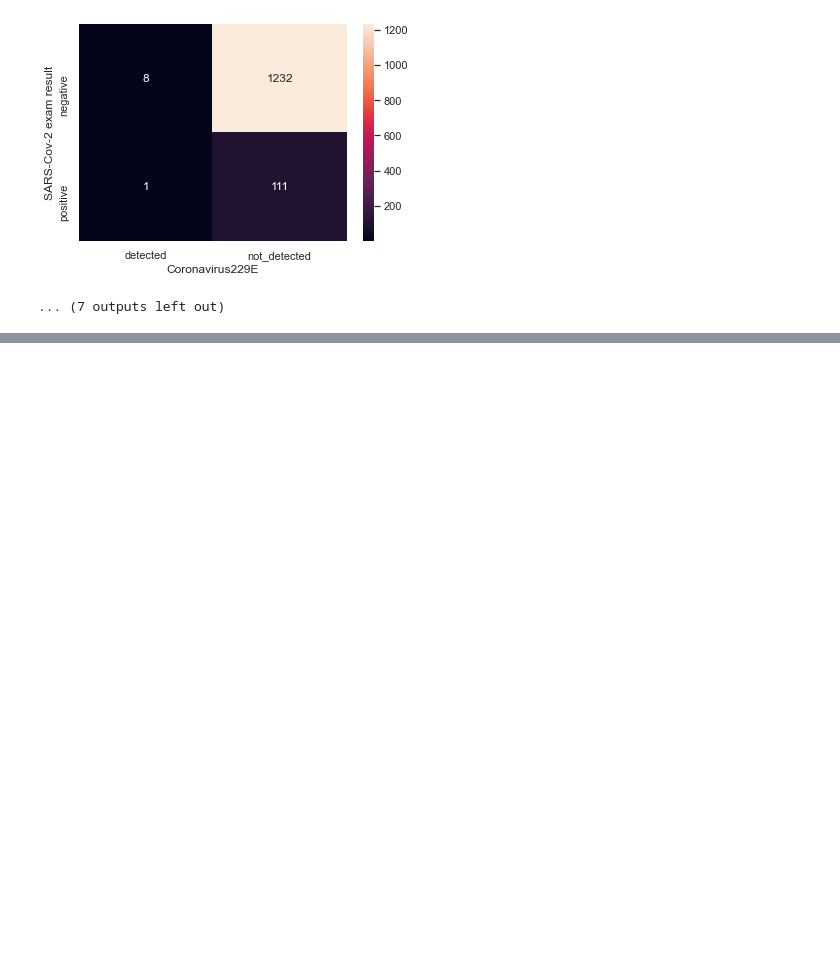
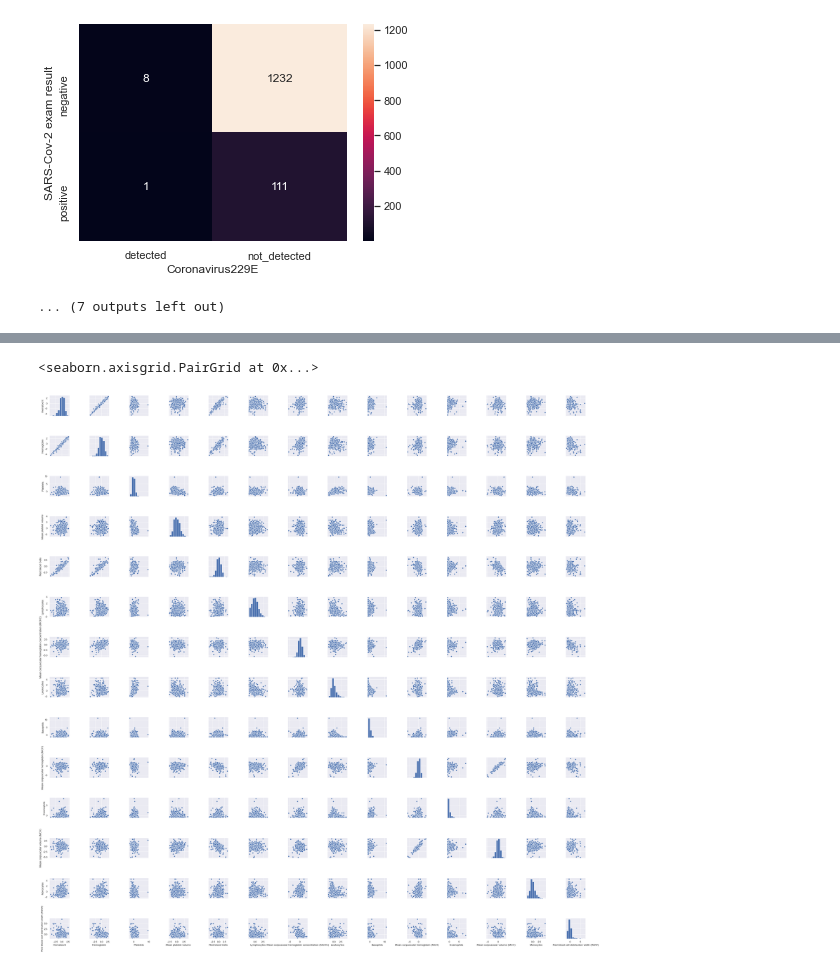
Before and after one commit to TrefleEncornet2/PortFolio, a Jupyter notebook: COVID.ipynb, the cells around one changed output, grey strips where cells are left out. Cells and saved outputs as stored; diff of their text form; code cells hidden in the pictures; blank space fills up the shorter version.

```diff
--- a/COVID.ipynb
+++ b/COVID.ipynb
@@ -280,0 +326,5 @@ Here we created a crosstab between the covid and every other virus. We can see t
+# %%
+sns.pairplot(df[blood_columns])
+# %% [output]
+<seaborn.axisgrid.PairGrid at 0x...>
+[figure, added]
```
Also changed, not shown: parts of 46 cells of this notebook.
